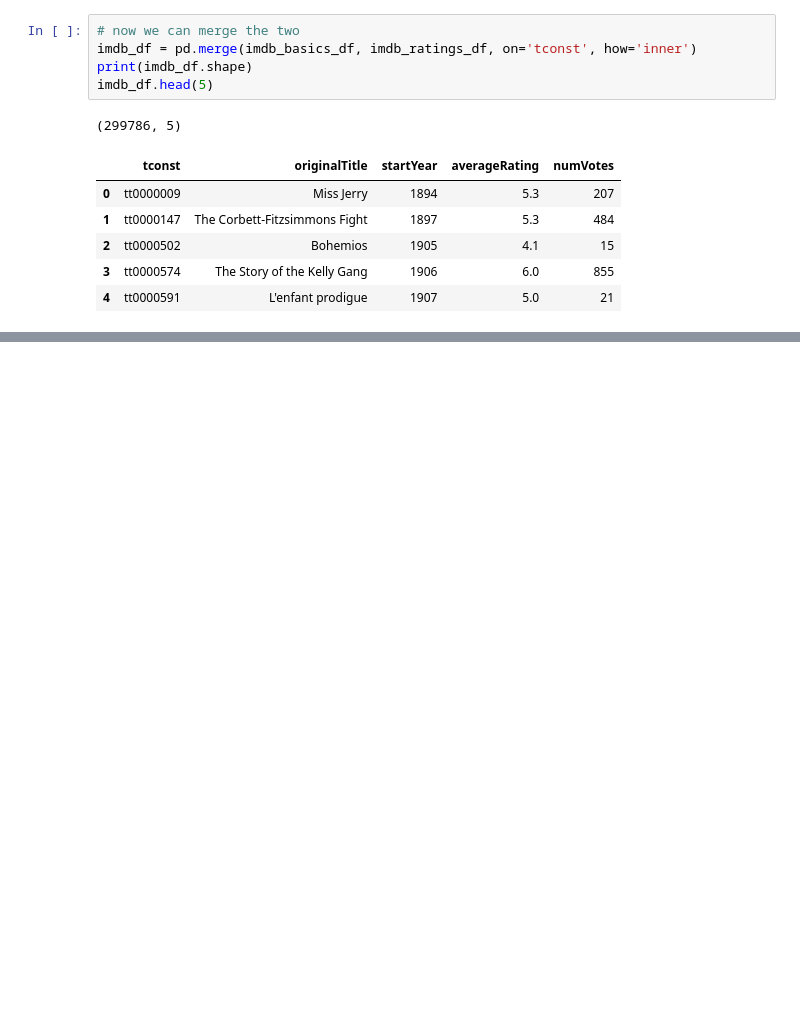
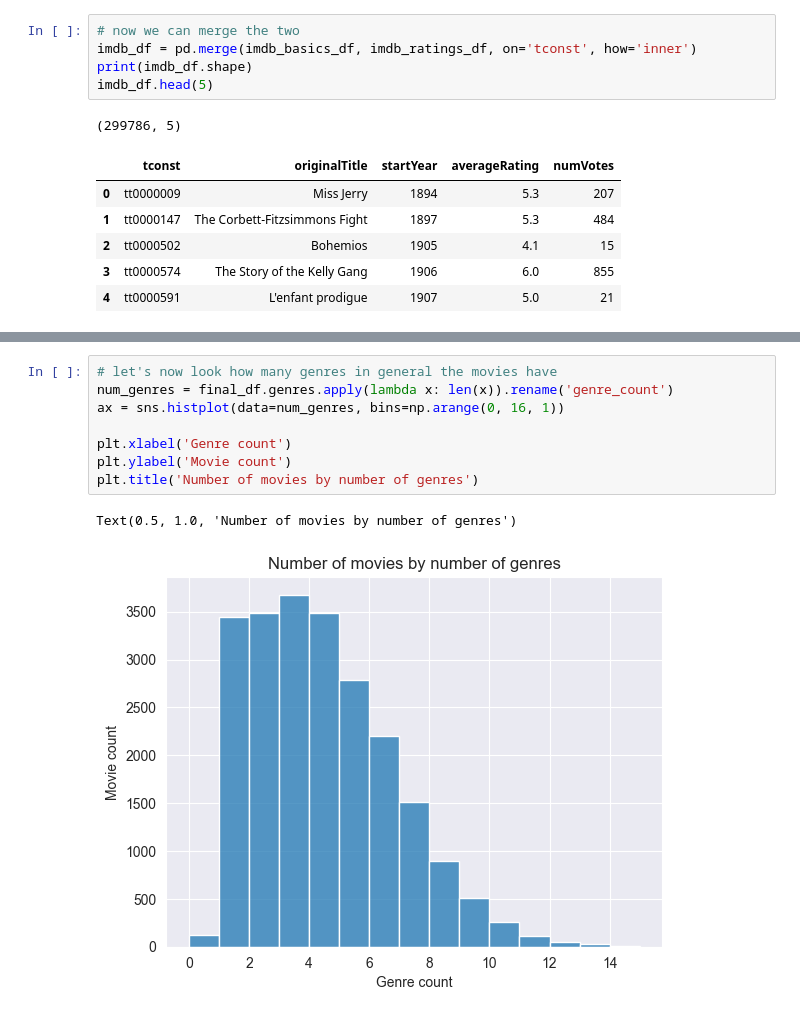
Before and after one commit to epfl-ada/ada-2023-project-adaroundtheworld2023, a Jupyter notebook: notebooks/preprocess.ipynb, the cells around one changed output, grey strips where cells are left out. Saved outputs shown, nothing was run; the diff lists cells and outputs as text; blank space fills up the shorter version.

```diff
--- a/notebooks/preprocess.ipynb
+++ b/notebooks/preprocess.ipynb
@@ -307,0 +323,11 @@ Text(0.5, 1.0, 'IMDb Rating by Genre')
+# %%
+# let's now look how many genres in general the movies have
+num_genres = final_df.genres.apply(lambda x: len(x)).rename('genre_count')
+ax = sns.histplot(data=num_genres, bins=np.arange(0, 16, 1))
+
+plt.xlabel('Genre count')
+plt.ylabel('Movie count')
+plt.title('Number of movies by number of genres')
+# %% [output]
+Text(0.5, 1.0, 'Number of movies by number of genres')
+[figure, added]
```
Also changed, not shown: parts of 53 cells of this notebook.
